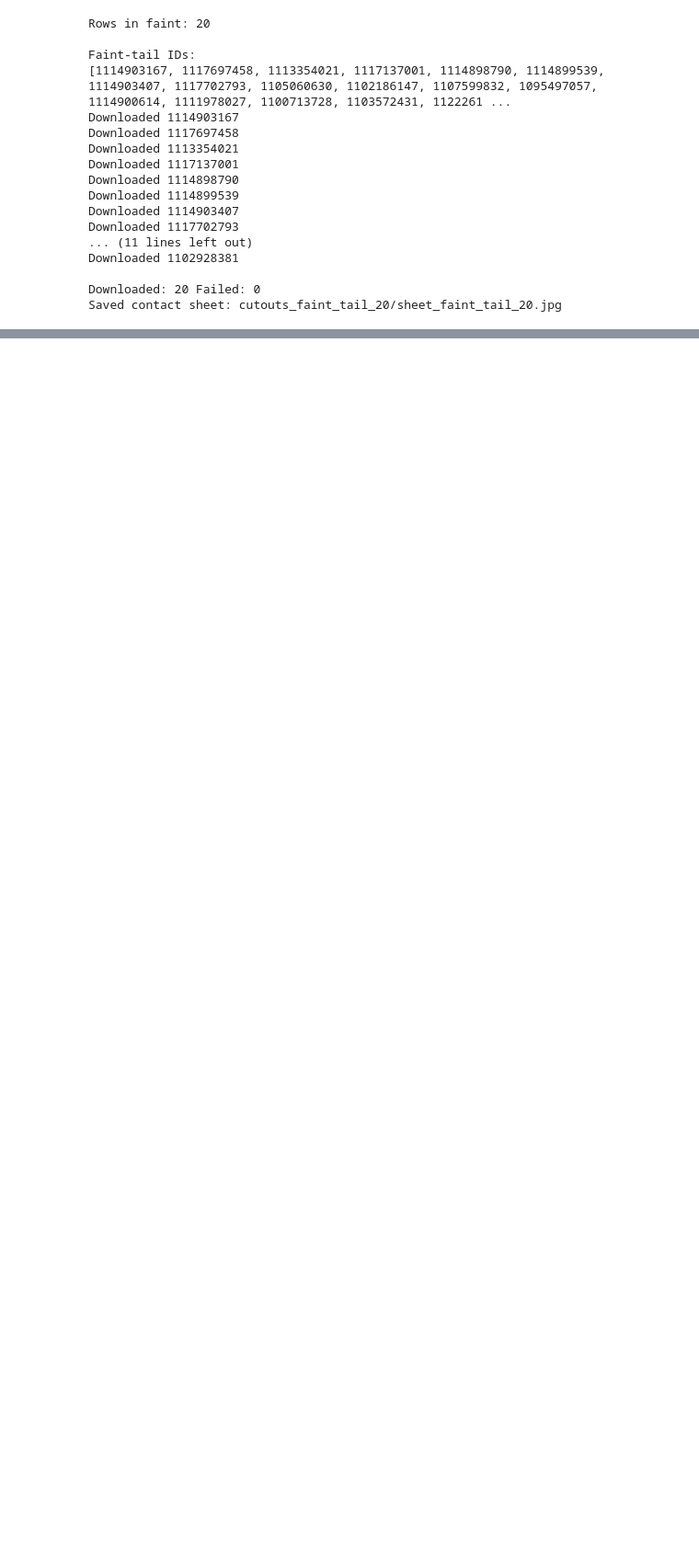
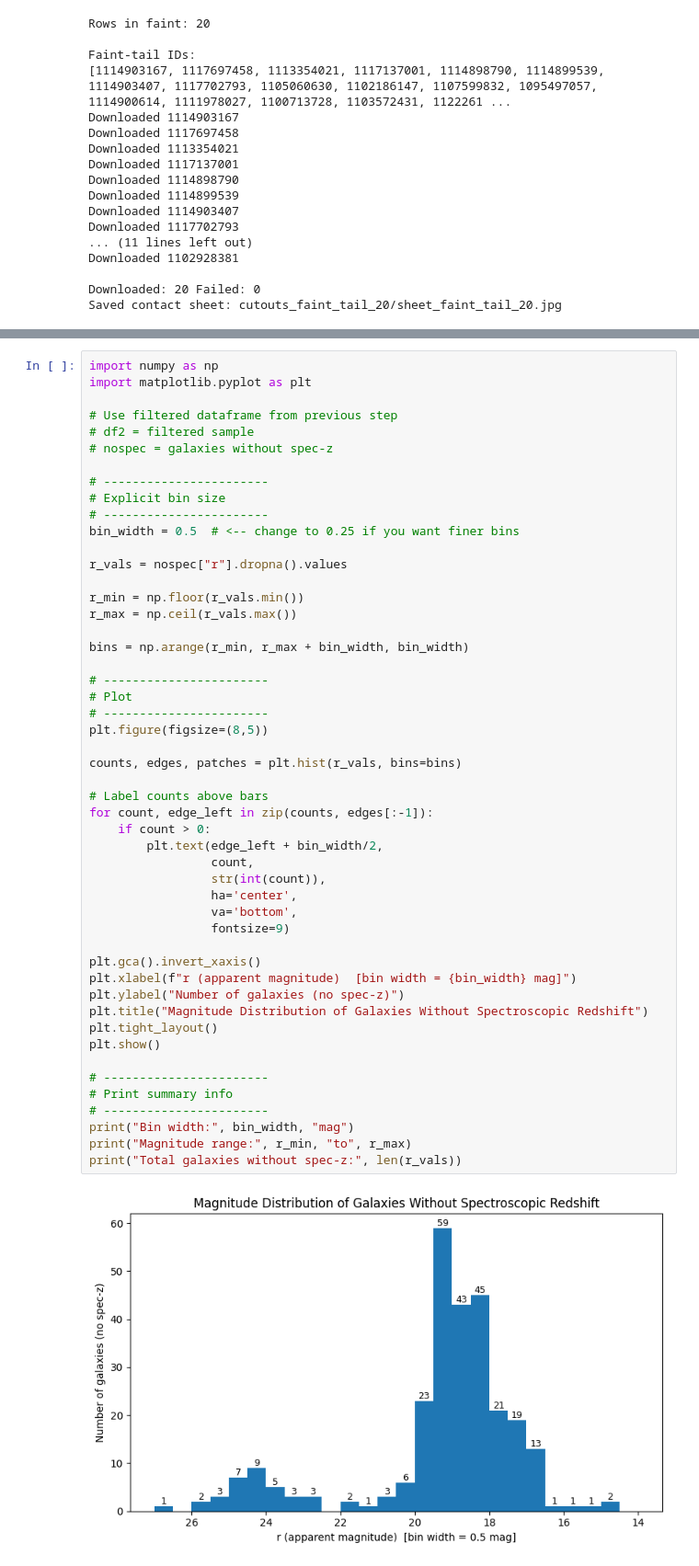
Before and after one commit to saatour/GW170817, a Jupyter notebook: Galaxy_clean_up_and_new_CMD_10012026.ipynb, the cells around one changed output, grey strips where cells are left out. Shown at 92% size. Saved outputs shown, nothing was run; the diff lists cells and outputs as text; blank space fills up the shorter version.

```diff
--- a/Galaxy_clean_up_and_new_CMD_10012026.ipynb
+++ b/Galaxy_clean_up_and_new_CMD_10012026.ipynb
@@ -1960,0 +2062,52 @@ Saved contact sheet: cutouts_faint_tail_20/sheet_faint_tail_20.jpg
+# %%
+import numpy as np
+import matplotlib.pyplot as plt
+
+# Use filtered dataframe from previous step
+# df2 = filtered sample
+# nospec = galaxies without spec-z
+
+# -----------------------
+# Explicit bin size
+# -----------------------
+bin_width = 0.5  # <-- change to 0.25 if you want finer bins
+
+r_vals = nospec["r"].dropna().values
+
+r_min = np.floor(r_vals.min())
+r_max = np.ceil(r_vals.max())
+
+bins = np.arange(r_min, r_max + bin_width, bin_width)
+
+# -----------------------
+# Plot
+# -----------------------
+plt.figure(figsize=(8,5))
+
+counts, edges, patches = plt.hist(r_vals, bins=bins)
+
+# Label counts above bars
+for count, edge_left in zip(counts, edges[:-1]):
+    if count > 0:
+        plt.text(edge_left + bin_width/2,
+                 count,
+                 str(int(count)),
+                 ha='center',
+                 va='bottom',
+                 fontsize=9)
+
+plt.gca().invert_xaxis()
+plt.xlabel(f"r (apparent magnitude)  [bin width = {bin_width} mag]")
+plt.ylabel("Number of galaxies (no spec-z)")
+plt.title("Magnitude Distribution of Galaxies Without Spectroscopic Redshift")
+plt.tight_layout()
+plt.show()
+
+# -----------------------
+# Print summary info
+# -----------------------
+print("Bin width:", bin_width, "mag")
+print("Magnitude range:", r_min, "to", r_max)
+print("Total galaxies without spec-z:", len(r_vals))
+# %% [output]
+[figure, added]
```
Also changed, not shown: parts of 6 cells of this notebook.
